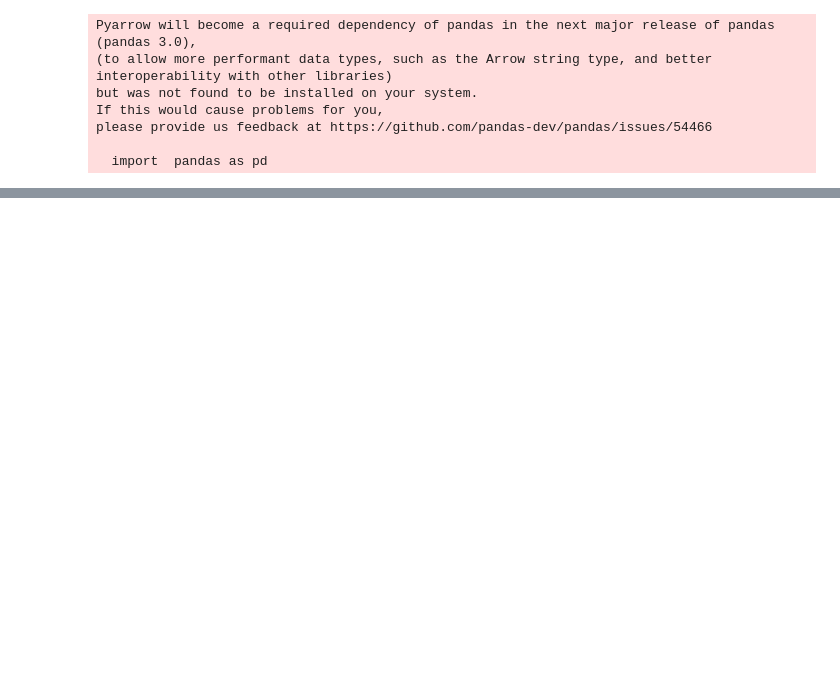
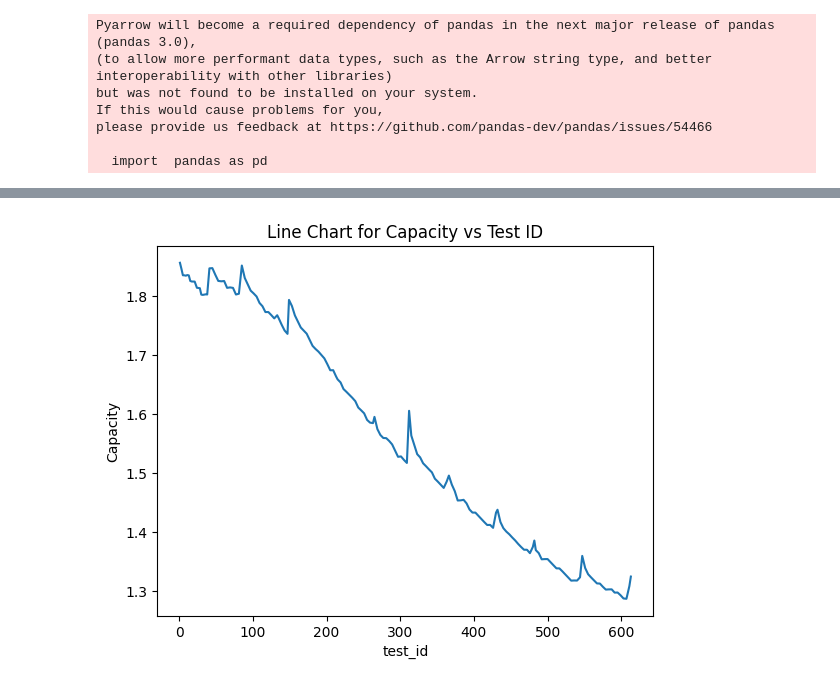
Before and after one commit to santhosh1299/lithium_ion_battery_discharge_prediction, a Jupyter notebook: Data Gathering.ipynb, the cells around one changed output, grey strips where cells are left out. Saved outputs shown, nothing was run; the diff lists cells and outputs as text; code cells hidden in the pictures; blank space fills up the shorter version.

Commit message:
some cleaning and data merging

```diff
--- a/Data Gathering.ipynb
+++ b/Data Gathering.ipynb
@@ -52,0 +51,10 @@ git l
+# %%
+#missing values
+
+print(discharge_df.isna().sum())
+
+# for i in discharge_df['Capacity']:
+#     # if i == "[]":
+#         print(i)
+
+discharge_df = discharge_df.loc[discharge_df['Capacity']!='[]']
@@ -52,0 +86,10 @@ git l
+# %%
+#discharge_df cleaning
+
+print("Before \n ",discharge_df.dtypes)
+
+discharge_df['Capacity'] = discharge_df['Capacity'].astype(float)
+discharge_df['filename'] = discharge_df['filename'].astype(str)
+discharge_df['battery_id'] = discharge_df['battery_id'].astype(str)
+
+print("After \n ",discharge_df.dtypes)
@@ -52,0 +139,6 @@ git l
+# %%
+# take one battery
+
+battery_b0005_df = discharge_df.loc[discharge_df["battery_id"] == "B0005"]
+
+battery_b0005_df.sort_values(by="test_id")
@@ -52,0 +159,19 @@ git l
+# %%
+# battery discharge chart
+
+import seaborn as sns
+import matplotlib.pyplot as plt
+
+# Assuming 'df' is your DataFrame
+# Replace 'your_column_name' with the actual column name you want to visualize
+sns.lineplot(x='test_id', y='Capacity', data=battery_b0005_df)
+
+# Optionally, add labels and a title
+
+plt.ylabel('Capacity')
+plt.title('Line Chart for Capacity vs Test ID')
+
+# Show the plot
+plt.show()
+# %% [output]
+[figure, added]
```
Also changed, not shown: parts of 14 cells of this notebook.
